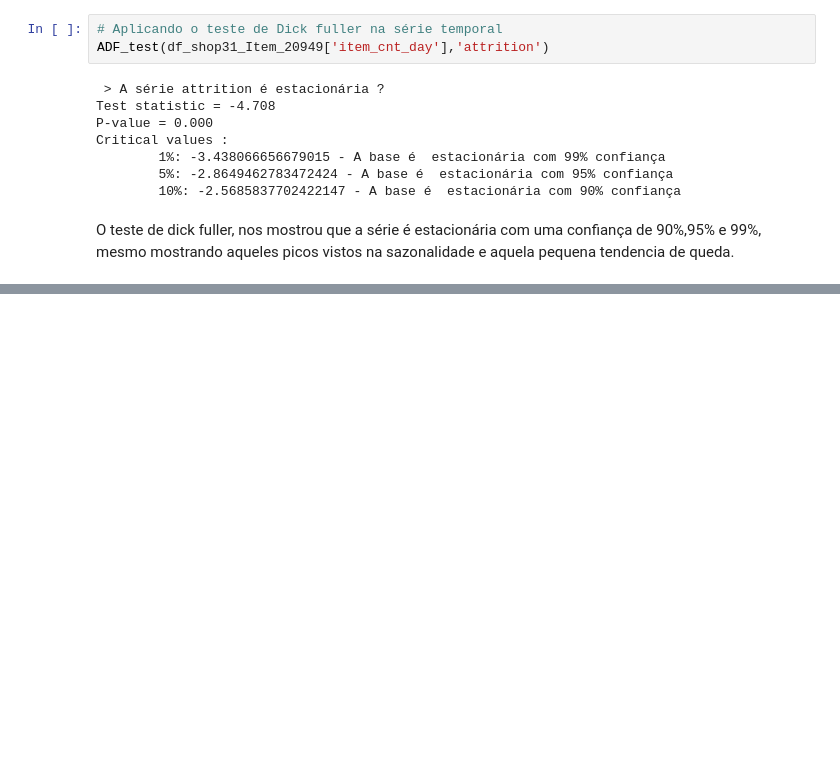
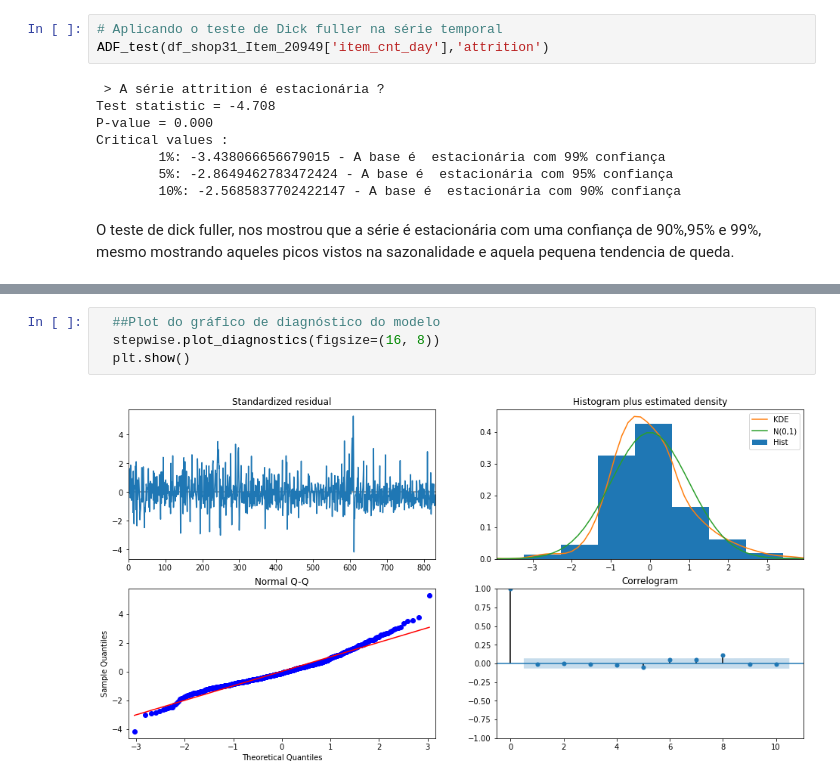
Before and after one commit to costadomar/sales_forecasting, a Jupyter notebook: analise_exploratoria.ipynb, the cells around one changed output, grey strips where cells are left out. Drawn from its saved outputs; the diff is of its cells as text; blank space fills up the shorter version.

```diff
--- a/analise_exploratoria.ipynb
+++ b/analise_exploratoria.ipynb
@@ -390,0 +496,6 @@ O teste de dick fuller, nos mostrou que a série é estacionária com uma confia
+# %%
+  ##Plot do gráfico de diagnóstico do modelo
+  stepwise.plot_diagnostics(figsize=(16, 8))
+  plt.show()
+# %% [output]
+[figure, added]
```
Also changed, not shown: parts of 23 cells of this notebook.
